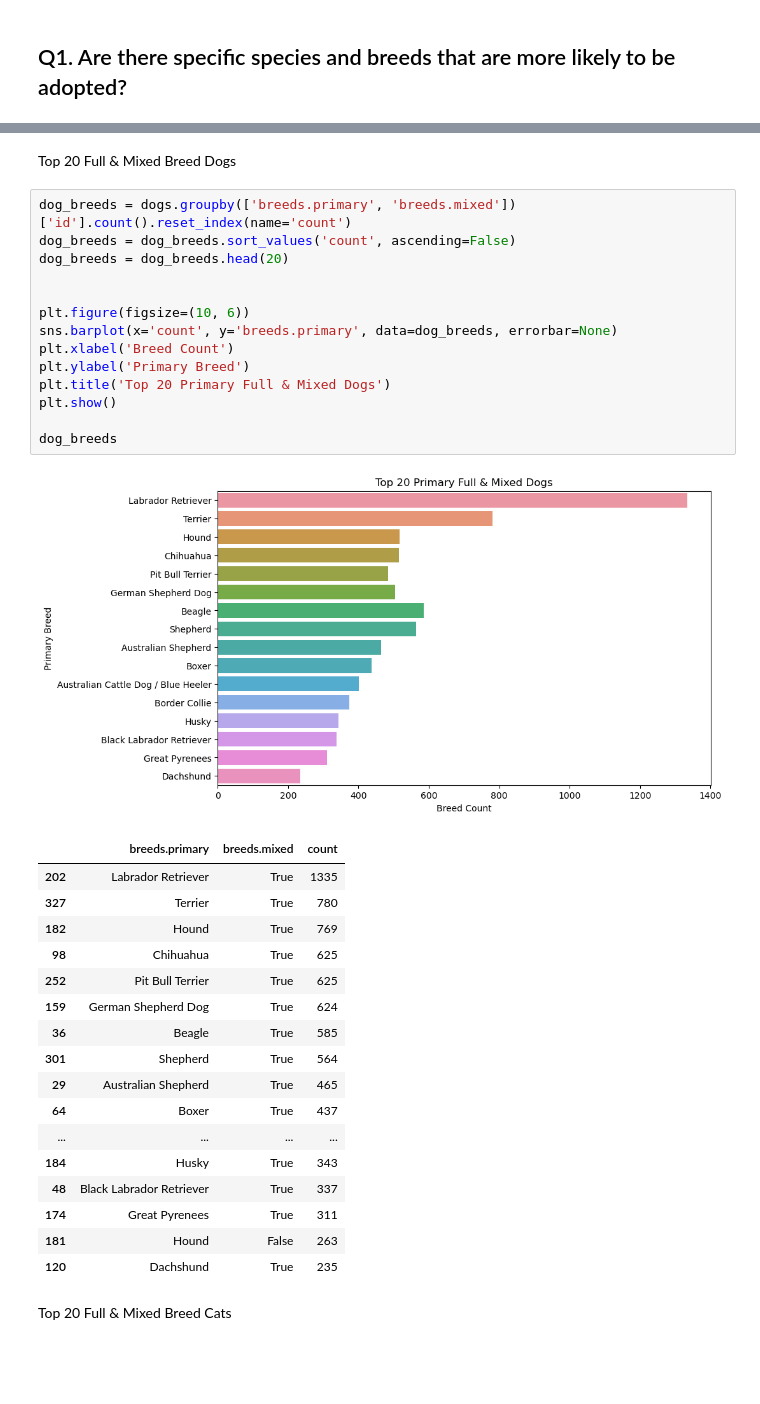
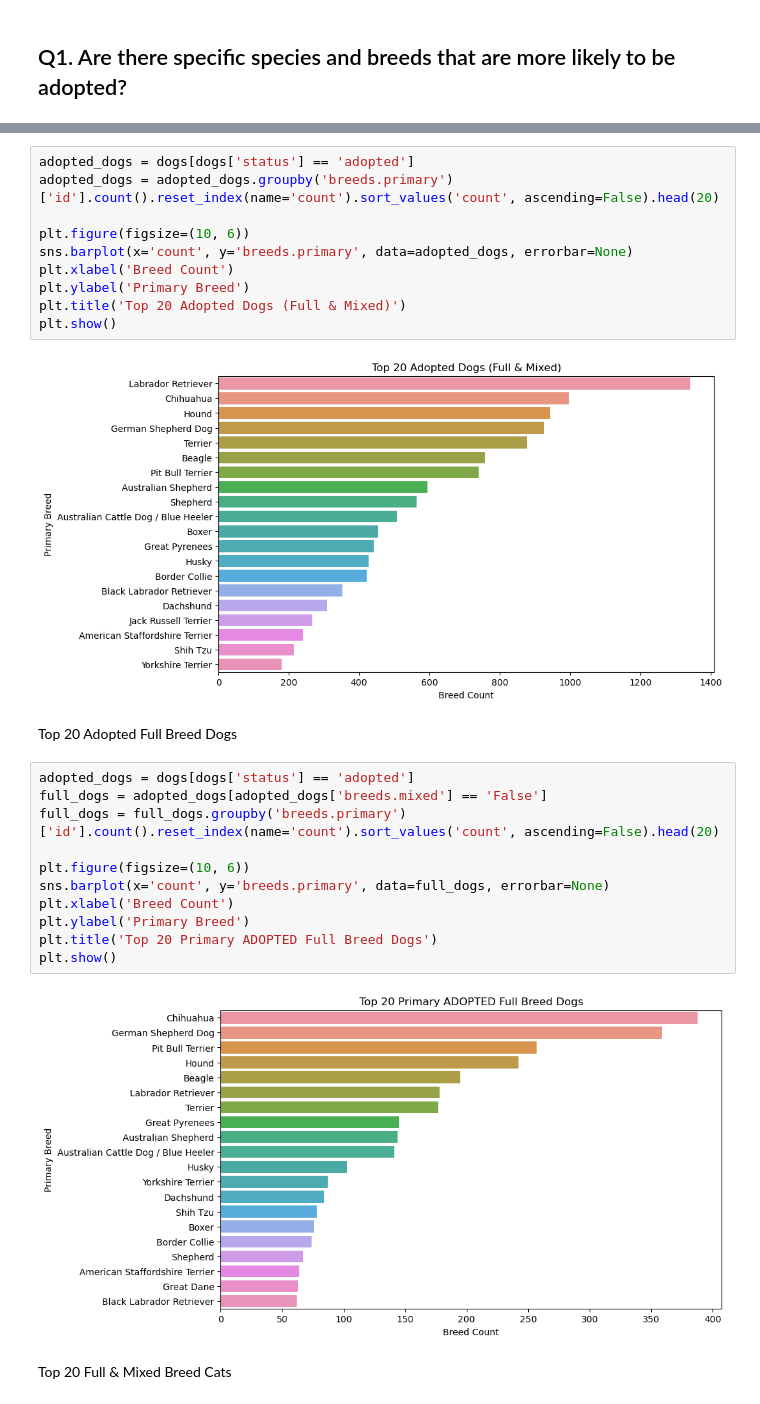
Before and after one commit to elisianguyen/2023-Tennessee-Adoption-Dynamics, a Jupyter notebook: notebooks/pet_adoption_analysis_mvp.ipynb, the cells around one changed output, grey strips where cells are left out. Saved outputs shown, nothing was run; the diff lists cells and outputs as text; blank space fills up the shorter version.

Commit message:
Looking at breeds

```diff
--- a/notebooks/pet_adoption_analysis_mvp.ipynb
+++ b/notebooks/pet_adoption_analysis_mvp.ipynb
@@ -689,38 +725,30 @@ Cats & Dog Combined Adoption Rate: 90.84 %
+# %%
+adopted_dogs = dogs[dogs['status'] == 'adopted']
+adopted_dogs = adopted_dogs.groupby('breeds.primary')['id'].count().reset_index(name='count').sort_values('count', ascending=False).head(20)
+
+plt.figure(figsize=(10, 6))
+sns.barplot(x='count', y='breeds.primary', data=adopted_dogs, errorbar=None)
+plt.xlabel('Breed Count')
+plt.ylabel('Primary Breed')
+plt.title('Top 20 Adopted Dogs (Full & Mixed)')
+plt.show()
+# %% [output]
+[figure, added]
 # %% [markdown]
-Top 20 Full & Mixed Breed Dogs
+Top 20 Adopted Full Breed Dogs
 # %%
-dog_breeds = dogs.groupby(['breeds.primary', 'breeds.mixed'])['id'].count().reset_index(name='count')
-dog_breeds = dog_breeds.sort_values('count', ascending=False)
-dog_breeds = dog_breeds.head(20)
-
+adopted_dogs = dogs[dogs['status'] == 'adopted']
+full_dogs = adopted_dogs[adopted_dogs['breeds.mixed'] == 'False']
+full_dogs = full_dogs.groupby('breeds.primary')['id'].count().reset_index(name='count').sort_values('count', ascending=False).head(20)
 
 plt.figure(figsize=(10, 6))
-sns.barplot(x='count', y='breeds.primary', data=dog_breeds, errorbar=None)
+sns.barplot(x='count', y='breeds.primary', data=full_dogs, errorbar=None)
 plt.xlabel('Breed Count')
 plt.ylabel('Primary Breed')
-plt.title('Top 20 Primary Full & Mixed Dogs')
+plt.title('Top 20 Primary ADOPTED Full Breed Dogs')
 plt.show()
-
-dog_breeds
 # %% [output]
-[figure, old version]
+[figure, new version]
-|  | breeds.primary | breeds.mixed | count |
-| 202 | Labrador Retriever | True | 1335 |
-| 327 | Terrier | True | 780 |
-| 182 | Hound | True | 769 |
-| 98 | Chihuahua | True | 625 |
-| 252 | Pit Bull Terrier | True | 625 |
-| 159 | German Shepherd Dog | True | 624 |
-| 36 | Beagle | True | 585 |
-| 301 | Shepherd | True | 564 |
-| 29 | Australian Shepherd | True | 465 |
-| 64 | Boxer | True | 437 |
-| ... | ... | ... | ... |
-| 184 | Husky | True | 343 |
-| 48 | Black Labrador Retriever | True | 337 |
-| 174 | Great Pyrenees | True | 311 |
-| 181 | Hound | False | 263 |
-| 120 | Dachshund | True | 235 |
 # %% [markdown]
 Top 20 Full & Mixed Breed Cats
 # %%
```
Also changed, not shown: parts of 11 cells of this notebook.
